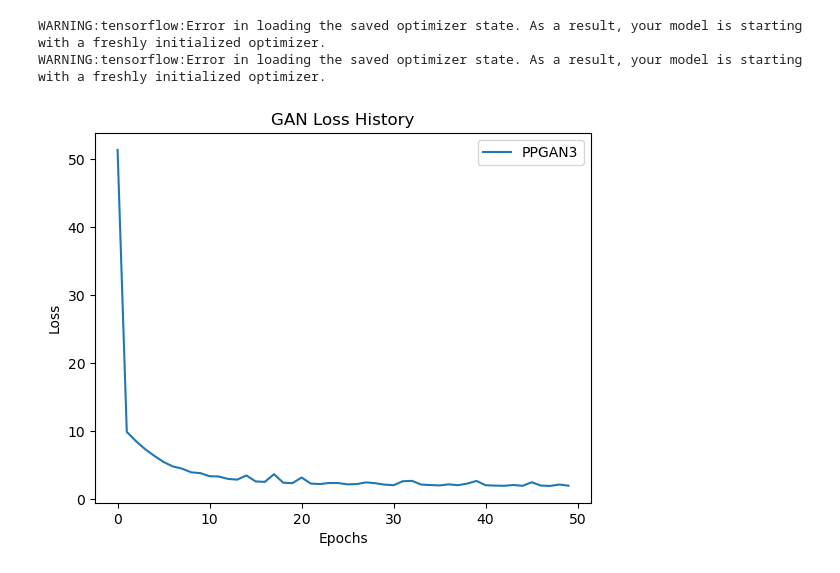
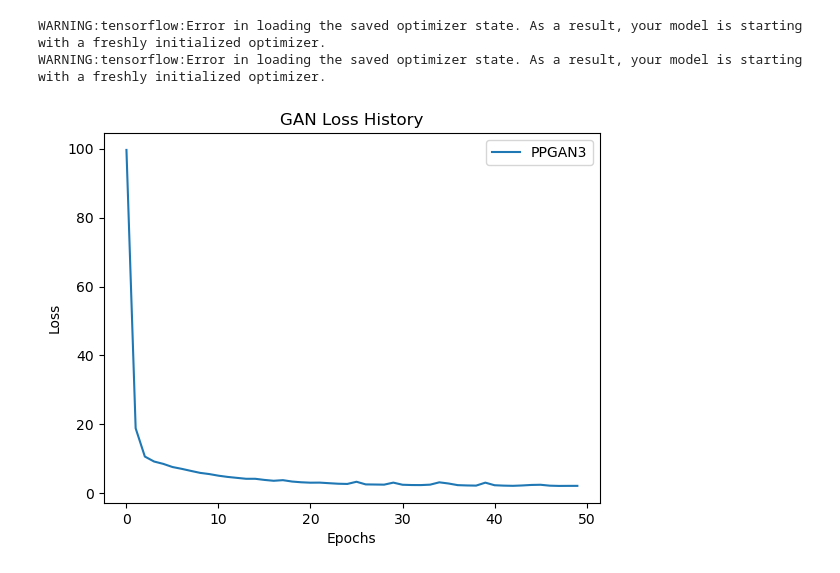
Before and after one commit to felipealencar/plant-disease-prediction, a Jupyter notebook: benchmarking.ipynb, the cells around one changed output. Saved outputs shown, nothing was run; the diff lists cells and outputs as text; code cells hidden in the pictures.

```diff
--- a/benchmarking.ipynb
+++ b/benchmarking.ipynb
@@ -208,12 +208,12 @@ from VQGAN.vqgan import VQGAN
 #generator_dcgan_0830 = load_model('trained_dcgan_0830_QUAC.h5')
 #dcgan_losses_0830 = loaded_data['losses']
 
-with open('trained_ppgan3_loss_40_1007.pkl', 'rb') as file2:
+with open('trained_ppgan3_loss_50_1026.pkl', 'rb') as file2:
     loaded_data = pickle.load(file2)
 # # # Access the loaded data
 ppgan3_losses_1007 = loaded_data['losses']
-generator1_ppgan3 = load_model('trained_ppgan3_15_0924_PREVIOUS_QUAC.h5')
-generator2_ppgan3 = load_model('trained_ppgan3_15_0924_PREVIOUS_QUAC-2.h5')
+generator1_ppgan3 = load_model('trained_ppgan3_50_1026_PREVIOUS_QUAC.h5')
+generator2_ppgan3 = load_model('trained_ppgan3_50_1026_PREVIOUS_QUAC-2.h5')
 
 # with open('trained_wgan_loss_0830.pkl', 'rb') as file3:
 #     loaded_data = pickle.load(file3)
@@ -313,30 +313,30 @@ WARNING:tensorflow:Error in loading the saved optimizer state. As a result, your
 # %%
 import pickle
 import matplotlib.pyplot as plt
 
 # Load loss history from DCGAN
 #with open('trained_dcgan_loss_0830.pkl', 'rb') as f:
 #    dcgan_loss = pickle.load(f)
 
 # Load loss history from PPGAN
-with open('trained_ppgan3_loss_42_1026.pkl', 'rb') as f:
+with open('trained_ppgan3_loss_50_1026.pkl', 'rb') as f:
     ppgan_loss = pickle.load(f)
 
 # Load loss history from WGAN
 #with open('trained_wgan_loss_0830.pkl', 'rb') as f:
 #    wgan_loss = pickle.load(f)
 
 # Plot loss history for all models
 #plt.plot(dcgan_loss['losses'], label='DCGAN')
 plt.plot(ppgan_loss['losses'], label='PPGAN3')
 #plt.plot(wgan_loss['losses'], label='WGAN')
 plt.xlabel('Epochs')
 plt.ylabel('Loss')
 plt.title('GAN Loss History')
 plt.legend()
 plt.show()
 # %% [output]
-[figure, old version]
+[figure, new version]
 # %%
 import matplotlib.pyplot as plt
 import utils
```
Also changed, not shown: parts of 3 cells of this notebook, 2 other files.
